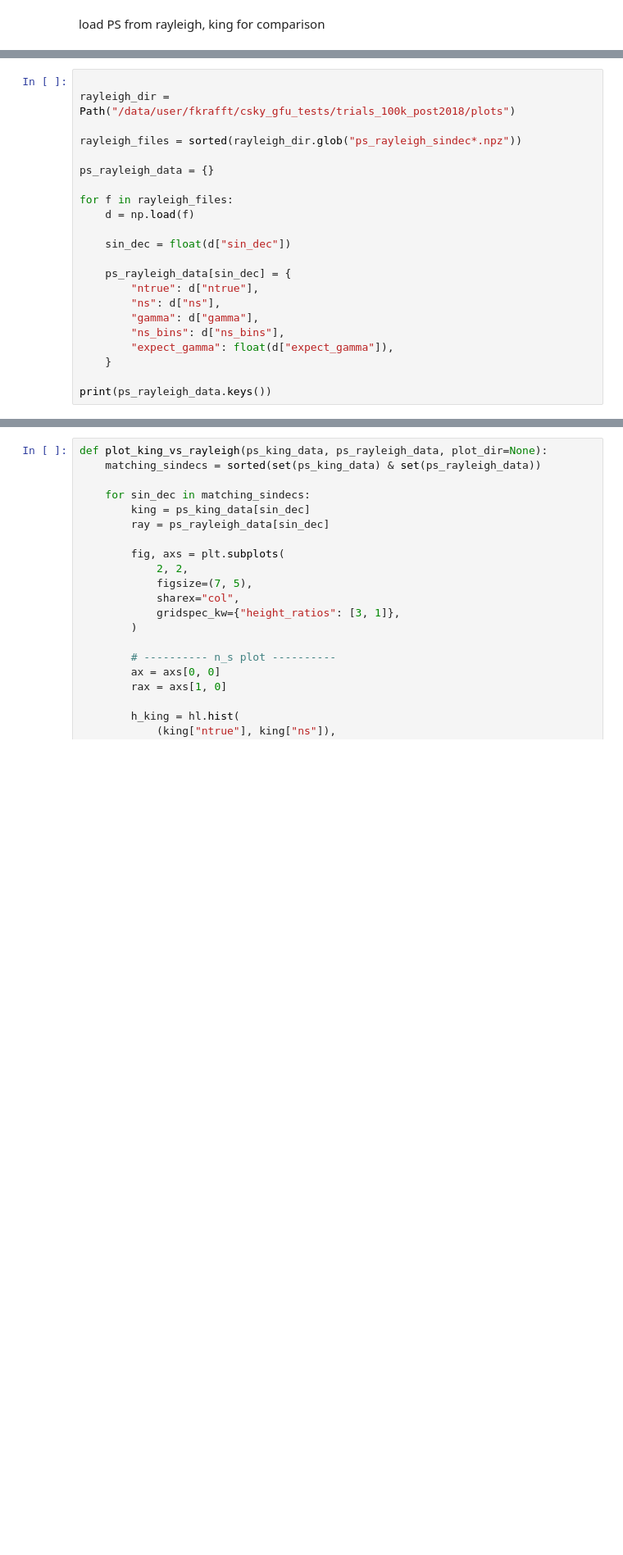
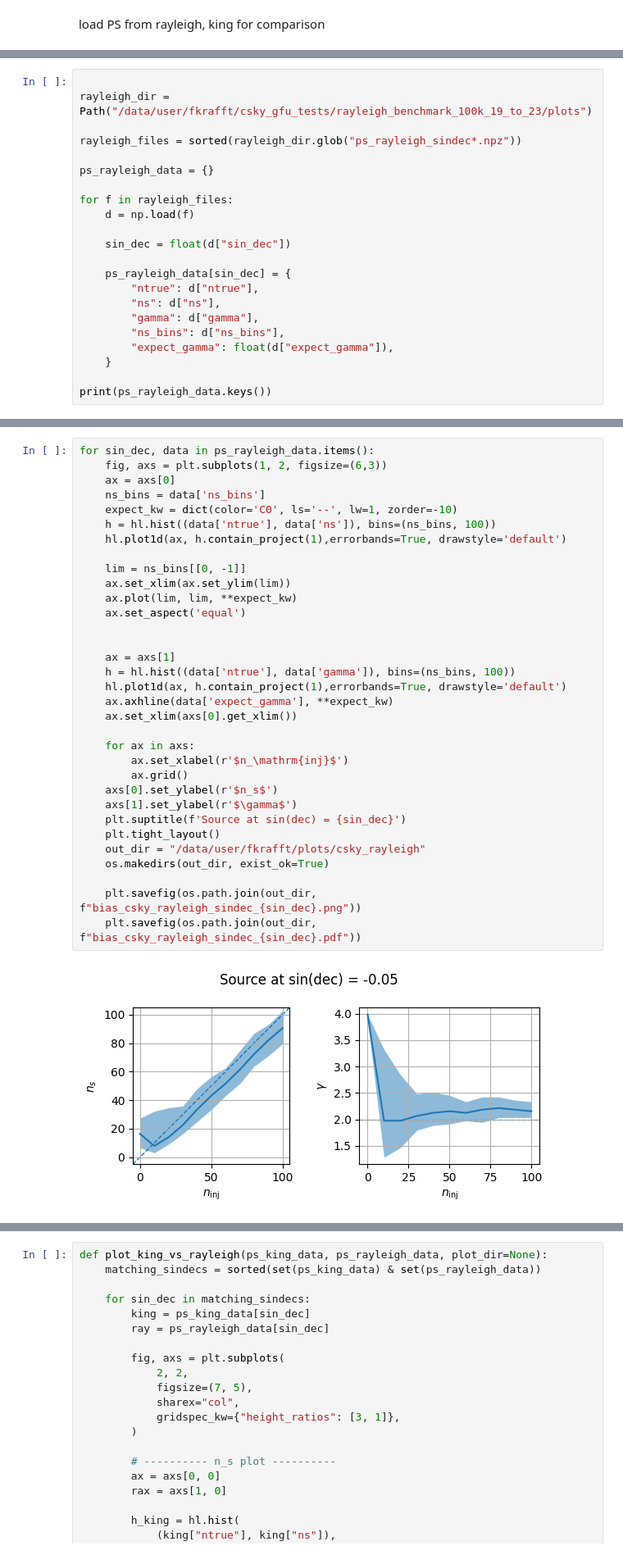
Before and after one commit to ElseSchnabele/kingmaker_fitting_parallization, a Jupyter notebook: likelihood_analysis/notebooks/analyse_king_trials.ipynb, the cells around one changed output, grey strips where cells are left out. Shown at 82% size. Cells and saved outputs as stored; diff of their text form; blank space fills up the shorter version.

```diff
--- a/likelihood_analysis/notebooks/analyse_king_trials.ipynb
+++ b/likelihood_analysis/notebooks/analyse_king_trials.ipynb
@@ -866,6 +930,6 @@ print(ps_king_data.keys())
 # %%
 
-rayleigh_dir = Path("/data/user/fkrafft/csky_gfu_tests/trials_100k_post2018/plots")
+rayleigh_dir = Path("/data/user/fkrafft/csky_gfu_tests/rayleigh_benchmark_100k_19_to_23/plots")
 
 rayleigh_files = sorted(rayleigh_dir.glob("ps_rayleigh_sindec*.npz"))
 
@@ -887,0 +954,35 @@ print(ps_rayleigh_data.keys())
+# %%
+for sin_dec, data in ps_rayleigh_data.items():
+    fig, axs = plt.subplots(1, 2, figsize=(6,3))
+    ax = axs[0]
+    ns_bins = data['ns_bins']
+    expect_kw = dict(color='C0', ls='--', lw=1, zorder=-10)
+    h = hl.hist((data['ntrue'], data['ns']), bins=(ns_bins, 100))
+    hl.plot1d(ax, h.contain_project(1),errorbands=True, drawstyle='default')
+
+    lim = ns_bins[[0, -1]]
+    ax.set_xlim(ax.set_ylim(lim))
+    ax.plot(lim, lim, **expect_kw)
+    ax.set_aspect('equal')
+
+
+    ax = axs[1]
+    h = hl.hist((data['ntrue'], data['gamma']), bins=(ns_bins, 100))
+    hl.plot1d(ax, h.contain_project(1),errorbands=True, drawstyle='default')
+    ax.axhline(data['expect_gamma'], **expect_kw)
+    ax.set_xlim(axs[0].get_xlim())
+
+    for ax in axs:
+        ax.set_xlabel(r'$n_\mathrm{inj}$')
+        ax.grid()
+    axs[0].set_ylabel(r'$n_s$')
+    axs[1].set_ylabel(r'$\gamma$')
+    plt.suptitle(f'Source at sin(dec) = {sin_dec}')
+    plt.tight_layout()
+    out_dir = "/data/user/fkrafft/plots/csky_rayleigh"
+    os.makedirs(out_dir, exist_ok=True)
+
+    plt.savefig(os.path.join(out_dir, f"bias_csky_rayleigh_sindec_{sin_dec}.png"))
+    plt.savefig(os.path.join(out_dir, f"bias_csky_rayleigh_sindec_{sin_dec}.pdf"))
+# %% [output]
+[figure, added]
```
Also changed, not shown: parts of 5 cells of this notebook, 17 other files.
